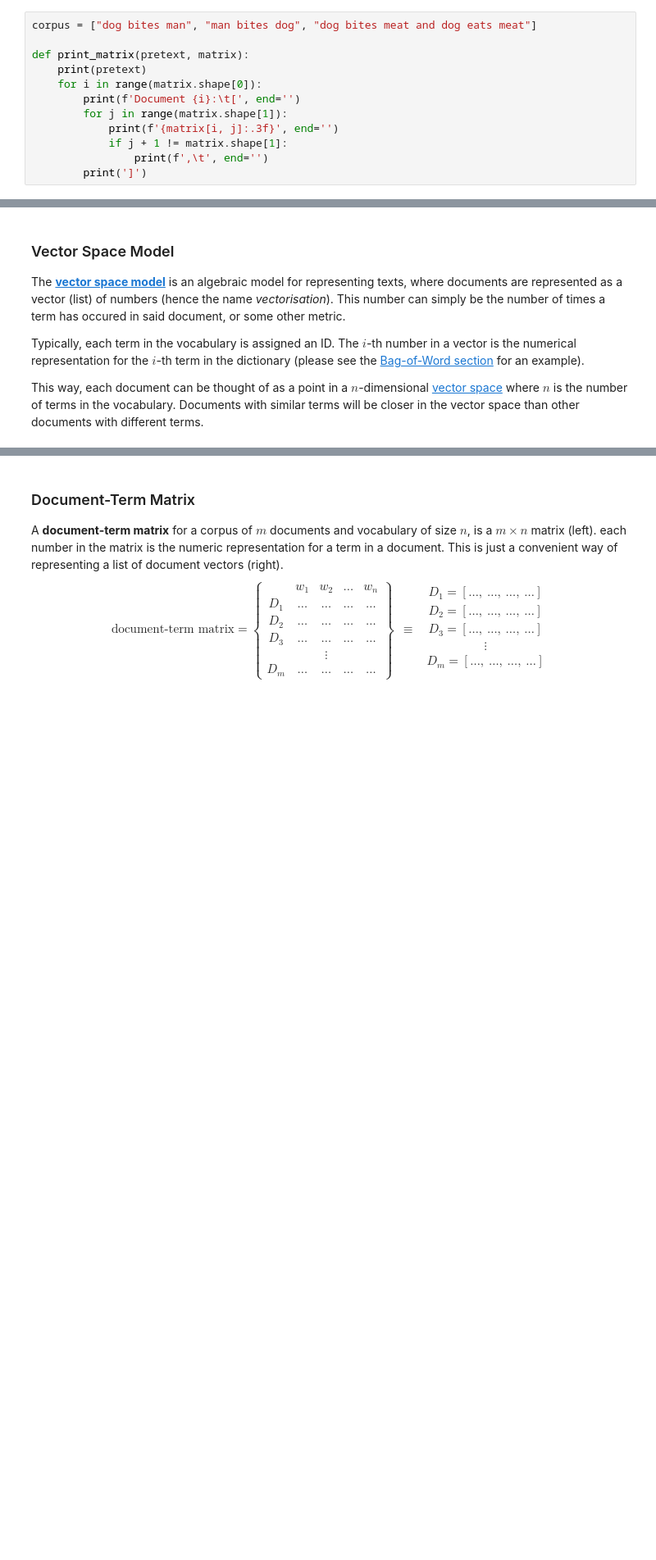
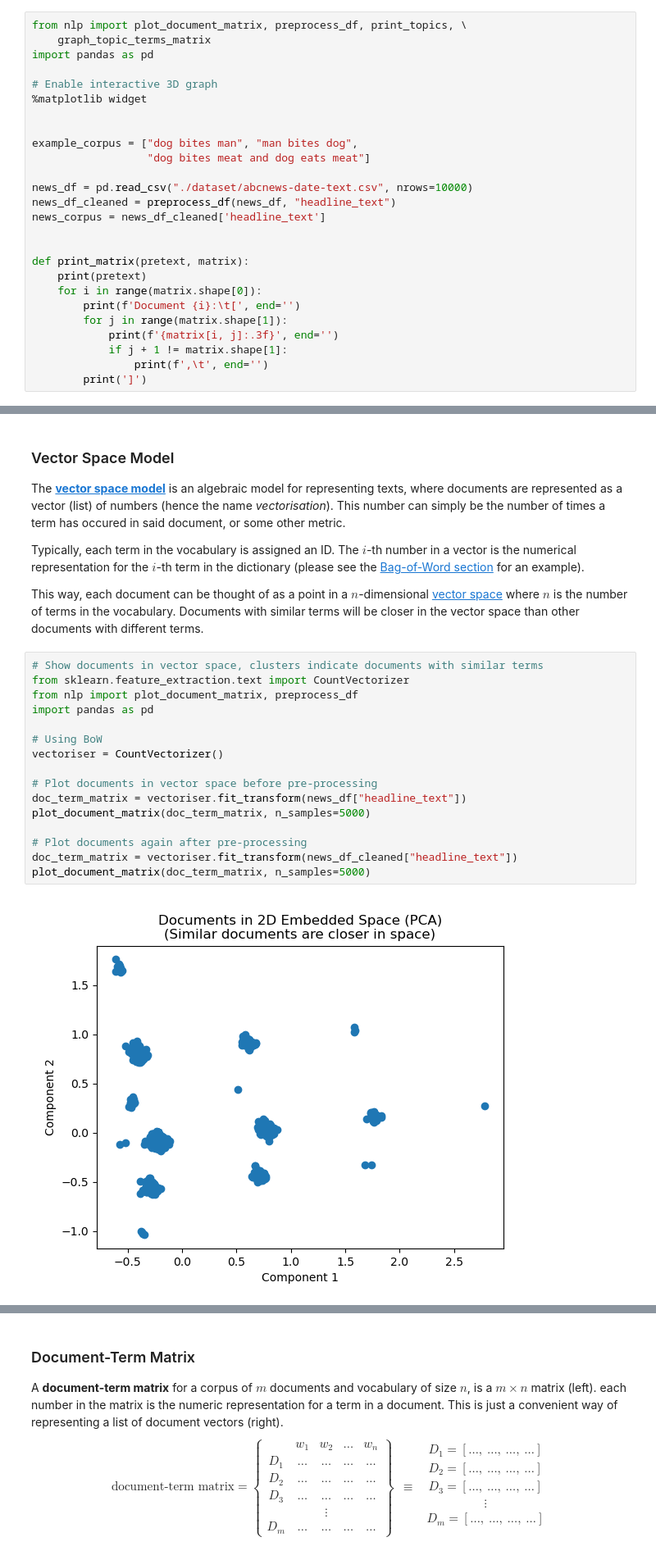
Before and after one commit to SodaVolcano/gcrl2000-topic-modeling, a Jupyter notebook: GCRL2000_Topic_Modelling/Topic_Modelling_Introduction.ipynb, the cells around one changed output, grey strips where cells are left out. Shown at 82% size. Cells and saved outputs as stored; diff of their text form; blank space fills up the shorter version.

```diff
--- a/GCRL2000_Topic_Modelling/Topic_Modelling_Introduction.ipynb
+++ b/GCRL2000_Topic_Modelling/Topic_Modelling_Introduction.ipynb
@@ -11,5 +11,19 @@
 # %%
-corpus = ["dog bites man", "man bites dog", "dog bites meat and dog eats meat"]
+from nlp import plot_document_matrix, preprocess_df, print_topics, \
+    graph_topic_terms_matrix
+import pandas as pd
+
+# Enable interactive 3D graph
+%matplotlib widget
+
+
+example_corpus = ["dog bites man", "man bites dog",
+                  "dog bites meat and dog eats meat"]
+
+news_df = pd.read_csv("./dataset/abcnews-date-text.csv", nrows=10000)
+news_df_cleaned = preprocess_df(news_df, "headline_text")
+news_corpus = news_df_cleaned['headline_text']
+
 
 def print_matrix(pretext, matrix):
     print(pretext)
@@ -93,3 +107,21 @@ The [**vector space model**](https://en.wikipedia.org/wiki/Vector_space_model) i
 Typically, each term in the vocabulary is assigned an ID. The $i$-th number in a vector is the numerical representation for the $i$-th term in the dictionary (please see the [Bag-of-Word section](#bow) for an example).
 
 This way, each document can be thought of as a point in a $n$-dimensional [vector space](https://en.wikipedia.org/wiki/Vector_space) where $n$ is the number of terms in the vocabulary. Documents with similar terms will be closer in the vector space than other documents with different terms.
+# %%
+# Show documents in vector space, clusters indicate documents with similar terms
+from sklearn.feature_extraction.text import CountVectorizer
+from nlp import plot_document_matrix, preprocess_df
+import pandas as pd
+
+# Using BoW
+vectoriser = CountVectorizer()
+
+# Plot documents in vector space before pre-processing
+doc_term_matrix = vectoriser.fit_transform(news_df["headline_text"])
+plot_document_matrix(doc_term_matrix, n_samples=5000)
+
+# Plot documents again after pre-processing
+doc_term_matrix = vectoriser.fit_transform(news_df_cleaned["headline_text"])
+plot_document_matrix(doc_term_matrix, n_samples=5000)
+# %% [output]
+[figure, added]
```
Also changed, not shown: parts of 8 cells of this notebook, 1 other file.
